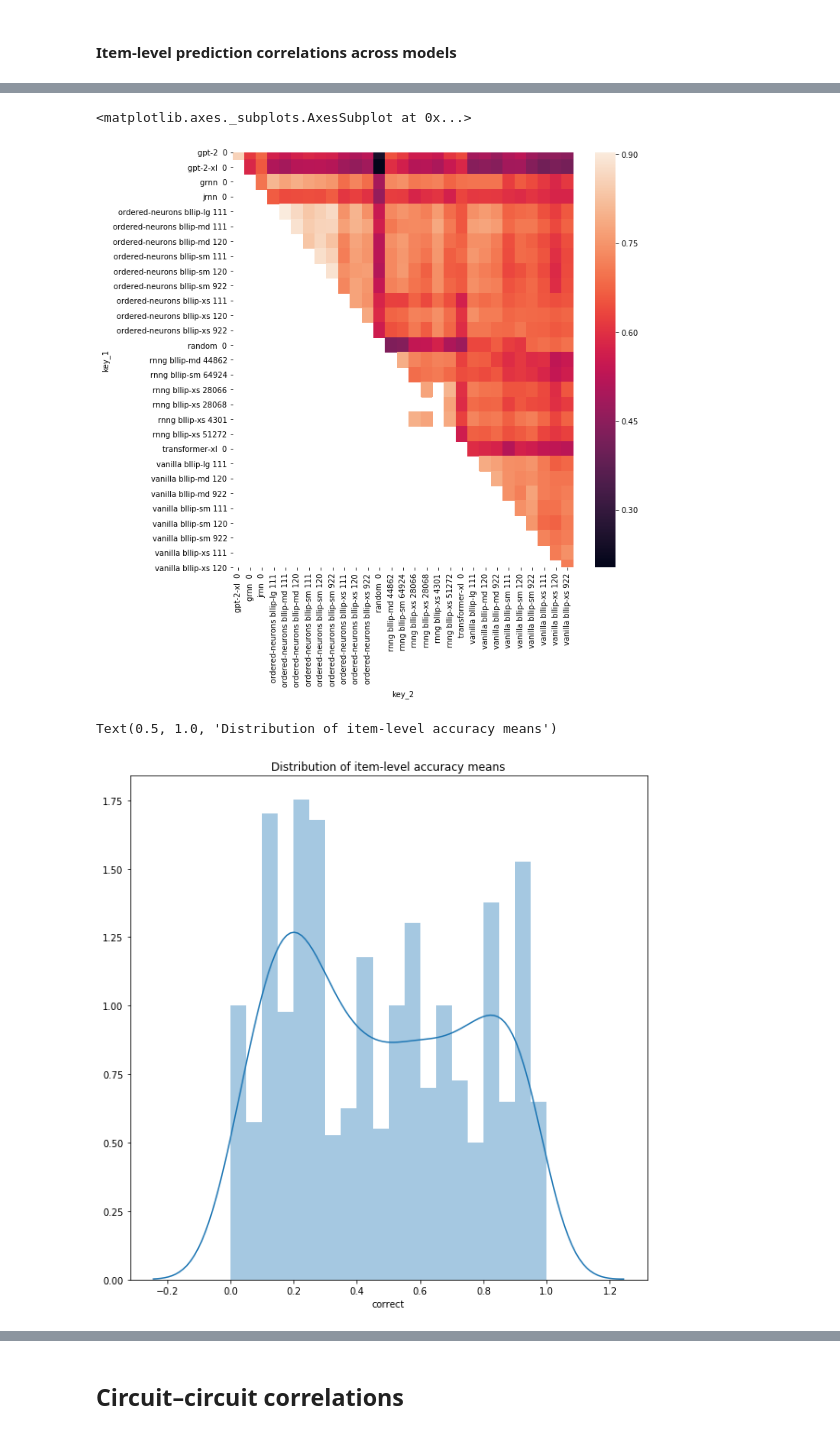
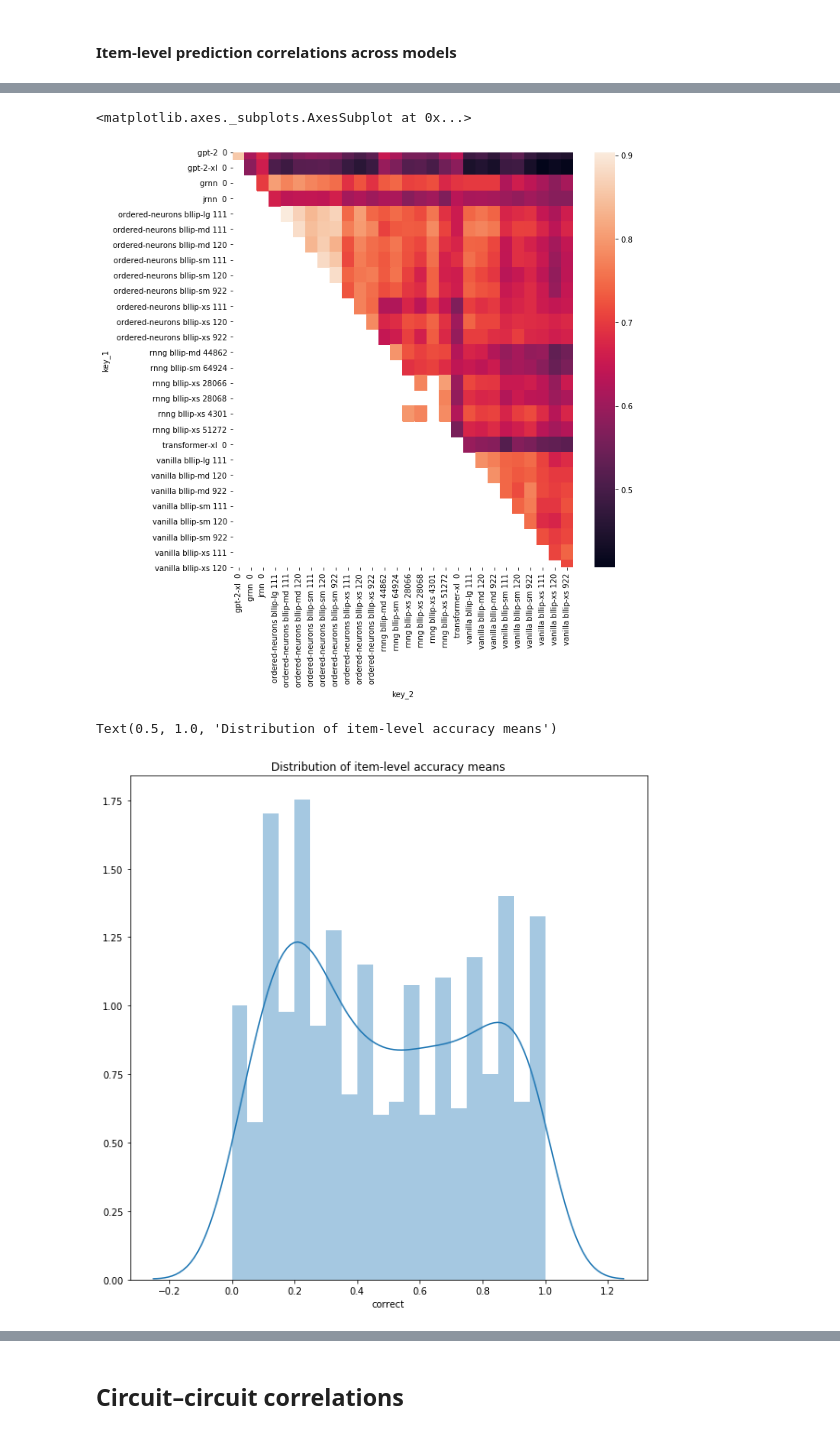
Before and after one commit to cpllab/syntactic-generalization, a Jupyter notebook: notebooks/main.ipynb, the cells around one changed output, grey strips where cells are left out. Cells and saved outputs as stored; diff of their text form; code cells hidden in the pictures.

Commit message:
fix erroneous random baseline analysis

```diff
--- a/notebooks/main.ipynb
+++ b/notebooks/main.ipynb
@@ -90,23 +90,17 @@ results_df.head()
 | 3 | subordination_orc-orc | 3 | True | gpt-2 |  | 0 | subordination | Gross Syntactic State |
 | 4 | subordination_orc-orc | 4 | True | gpt-2 |  | 0 | subordination | Gross Syntactic State |
 # %%
-# Average across seeds of each baseline model, since we're only interested in baseline aggregate behavior.
-#
-# (For ngram, the only difference between "seeds" of these model types are random differences in tie-breaking decisions.)
-# (For random, different "seeds" correspond to different random samples.)
-#
-# If we didn't collapse before averaging quantities across seeds (e.g. average score for a test suite),
-# we would likely vastly under-estimate the mean.
-
-for baseline_model in baseline_models:
+# Average across seeds of each ngram model.
+# The only difference between "seeds" of these model types are random differences in tie-breaking decisions.
+for ngram_model in ngram_models:
     # Create a synthetic results_df with one ngram model, where each item is correct if more than half of
     # the ngram seeds vote.
-    baseline_results_df = (results_df[results_df.model_name == baseline_model].copy().groupby(["model_name", "corpus", "suite", "item", "tag", "circuit"]).agg({"correct": "mean"}) > 0.5).reset_index()
-    baseline_results_df["seed"] = 0
+    ngram_results_df = (results_df[results_df.model_name == ngram_model].copy().groupby(["model_name", "corpus", "suite", "item", "tag", "circuit"]).agg({"correct": "mean"}) > 0.5).reset_index()
+    ngram_results_df["seed"] = 0
 
     # Drop existing model results.
-    results_df = pd.concat([results_df[~(results_df.model_name == baseline_model)],
-                            baseline_results_df], sort=True)
+    results_df = pd.concat([results_df[~(results_df.model_name == ngram_model)],
+                            ngram_results_df], sort=True)
 # %% [markdown]
 ### Checks
 # %%
@@ -378,10 +371,13 @@ g.add_legend()
 [figure]
 # %% [markdown]
 ### Item-level statistics
+# %%
+EXCLUDE_FROM_ITEM_ANALYSIS = ["random"]
 # %% [markdown]
 #### Item-level prediction correlations across models
 # %%
-item_predictions = results_df.set_index(["suite", "item"]).sort_index().groupby(["model_name", "corpus", "seed"]).correct.apply(np.array)
+item_predictions = results_df[~results_df.model_name.isin(EXCLUDE_FROM_ITEM_ANALYSIS)] \
+    .set_index(["suite", "item"]).sort_index().groupby(["model_name", "corpus", "seed"]).correct.apply(np.array)
 model_correlations, model_agreement = [], []
 for k1, k2 in itertools.combinations(list(item_predictions.index), 2):
     k1_key = " ".join(map(str, k1))
@@ -405,13 +401,13 @@ plt.subplots(figsize=(10, 10))
 sns.heatmap(data=agree_df.pivot("key_1", "key_2", "agreement"))
 # %% [output]
 <matplotlib.axes._subplots.AxesSubplot at 0x...>
-[figure, old version]
+[figure, new version]
 # %%
 plt.subplots(figsize=(10, 10))
-sns.distplot(results_df.groupby(["suite", "item"]).correct.agg("mean"), bins=20)
+sns.distplot(results_df[~results_df.model_name.isin(EXCLUDE_FROM_ITEM_ANALYSIS)].groupby(["suite", "item"]).correct.agg("mean"), bins=20)
 plt.title("Distribution of item-level accuracy means")
 # %% [output]
 Text(0.5, 1.0, 'Distribution of item-level accuracy means')
-[figure, old version]
+[figure, new version]
 # %%
 plt.subplots(figsize=(10, 10))
```
Also changed, not shown: parts of 22 cells of this notebook, 1 other file.
